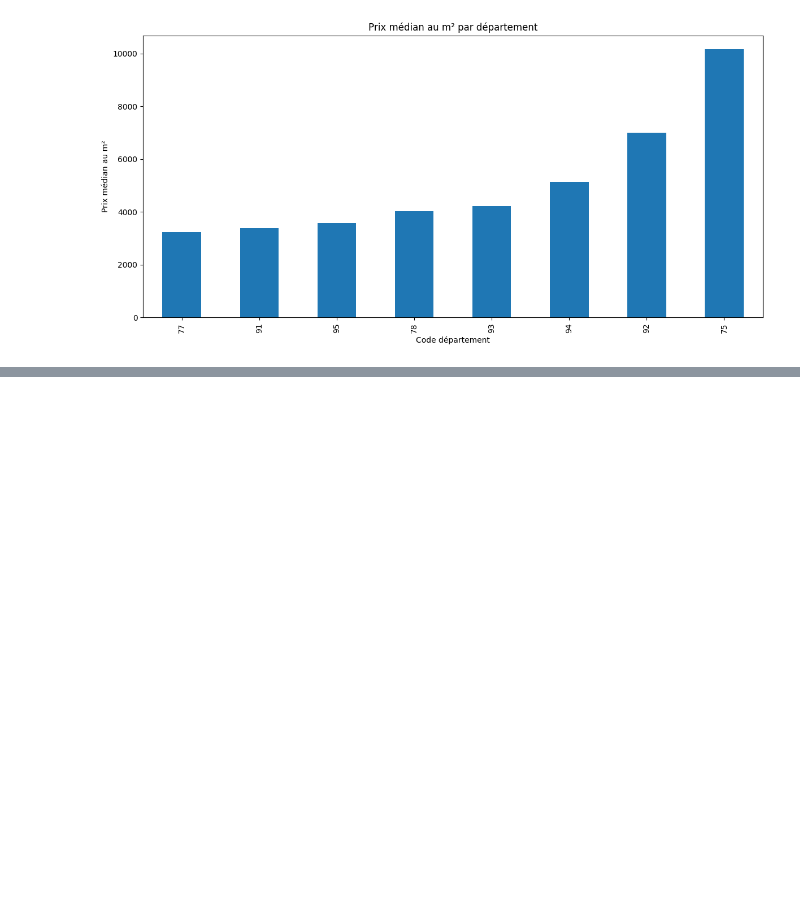
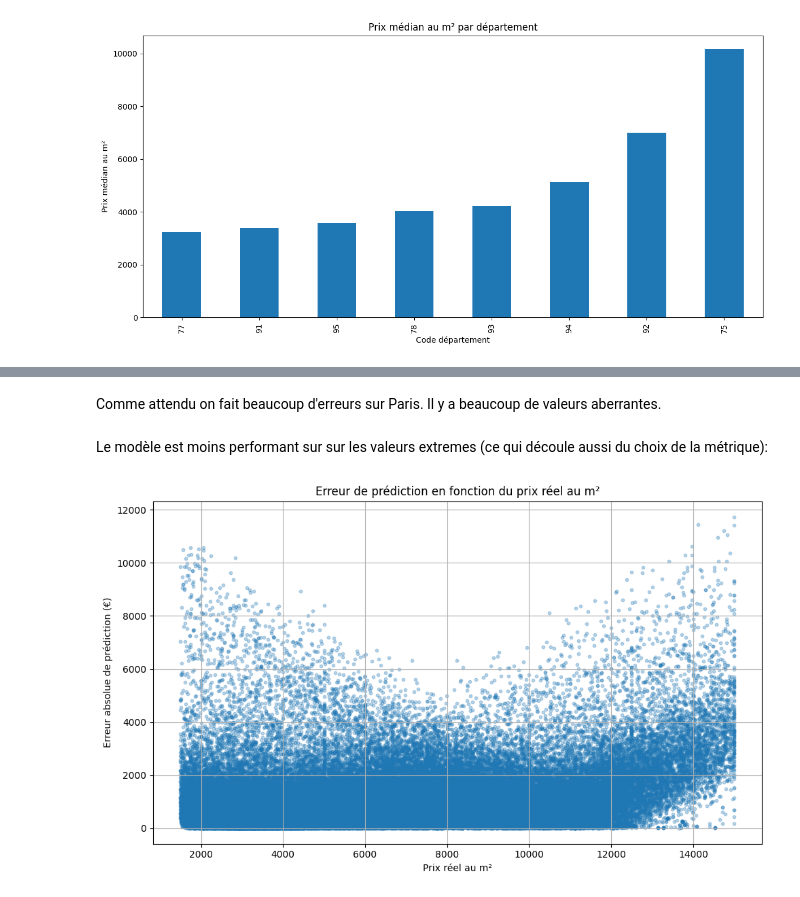
Before and after one commit to leocoooo/land_value_prediction, a Jupyter notebook: notebooks/04_multiple_models.ipynb, the cells around one changed output, grey strips where cells are left out. Saved outputs shown, nothing was run; the diff lists cells and outputs as text; code cells hidden in the pictures; blank space fills up the shorter version.

Commit message:
final model

```diff
--- a/notebooks/04_multiple_models.ipynb
+++ b/notebooks/04_multiple_models.ipynb
@@ -438,0 +447,13 @@ metrics_df
+# %%
+# Entrainement sur Paris
+model_paris_xgb_custom = XGBRegressor(**initial_params_xgboost)
+model_paris_xgb_custom.fit(X_train_paris, y_train_paris)
+
+# Entraînement sur hors Paris
+model_hors_paris_xgb_custom = XGBRegressor(**initial_params_xgboost)
+model_hors_paris_xgb_custom.fit(X_train_hors_paris, y_train_hors_paris)
+
+# Prédictions sur train, test et oos
+y_pred_train_xgb = predict_xgb_by_zone(X_train, model_paris_xgb_custom, model_hors_paris_xgb_custom)
+y_pred_test_xgb = predict_xgb_by_zone(X_test, model_paris_xgb_custom, model_hors_paris_xgb_custom)
+y_pred_oos_xgb = predict_xgb_by_zone(X_oos, model_paris_xgb_custom, model_hors_paris_xgb_custom)
@@ -438,0 +562,23 @@ metrics_df
+# %%
+df_test = test_df.copy()
+df_test["pred_prix_m2"] = y_pred_test_xgb.values
+
+# Calcul des erreurs absolues
+df_test["erreur_absolue"] = abs(df_test["prix_m2"] - df_test["pred_prix_m2"])
+
+# Seuil pour le top 10% des erreurs
+seuil = df_test["erreur_absolue"].quantile(0.9)
+
+# Extraction des observations problématiques
+top_10_erreurs = df_test[df_test["erreur_absolue"] >= seuil]
+
+# Tri par erreur décroissante
+top_10_erreurs = top_10_erreurs.sort_values("erreur_absolue", ascending=False)
+
+# Affichage des résultats
+print(f"Seuil pour le top 10% des erreurs : {seuil:.0f} €/m²")
+print(f"Nombre d'observations dans le top 10% : {len(top_10_erreurs)}")
+
+# Afficher les 10 pires prédictions
+cols_to_show = ["prix_m2", "pred_prix_m2", "erreur_absolue", "code_departement"]
+top_10_erreurs[cols_to_show]
@@ -438,0 +614,15 @@ metrics_df
+# %% [markdown]
+Comme attendu on fait beaucoup d'erreurs sur Paris. Il y a beaucoup de valeurs aberrantes.
+# %% [markdown]
+Le modèle est moins performant sur sur les valeurs extremes (ce qui découle aussi du choix de la métrique):
+# %%
+plt.figure(figsize=(10,6))
+plt.scatter(df_test["prix_m2"], df_test["erreur_absolue"], alpha=0.3, s=10)
+plt.xlabel("Prix réel au m²")
+plt.ylabel("Erreur absolue de prédiction (€)")
+plt.title("Erreur de prédiction en fonction du prix réel au m²")
+plt.grid(True)
+plt.tight_layout()
+plt.show()
+# %% [output]
+[figure, added]
```
Also changed, not shown: parts of 35 cells of this notebook.
